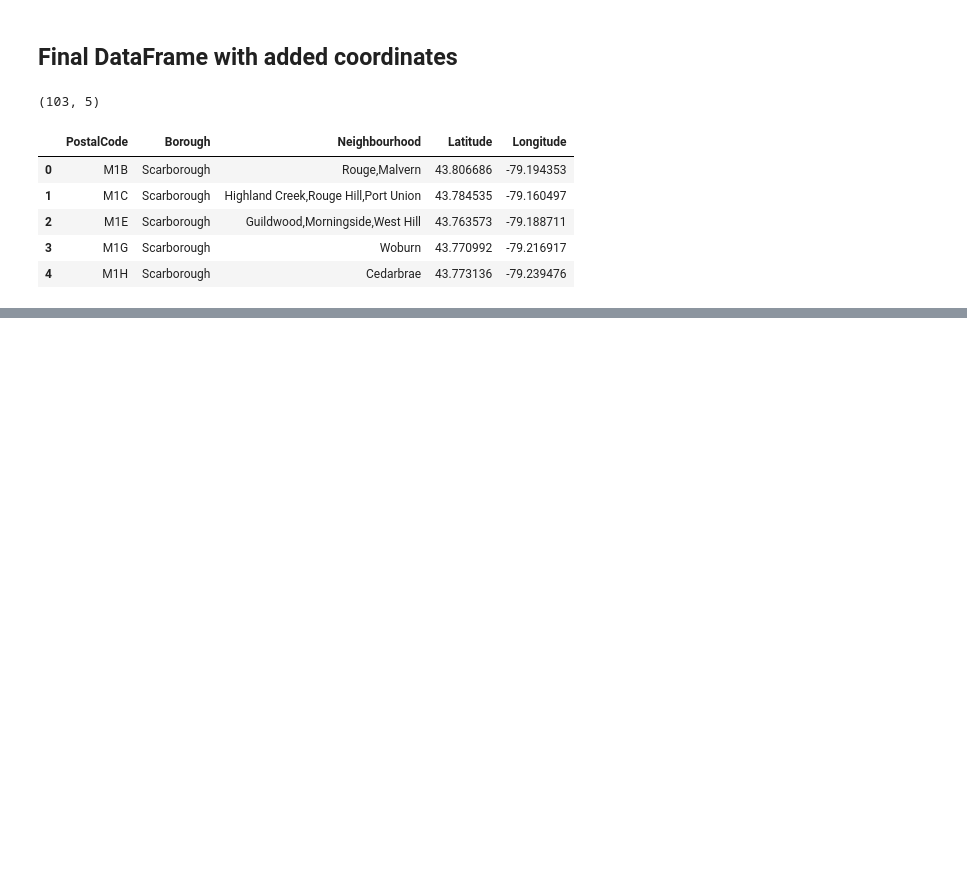
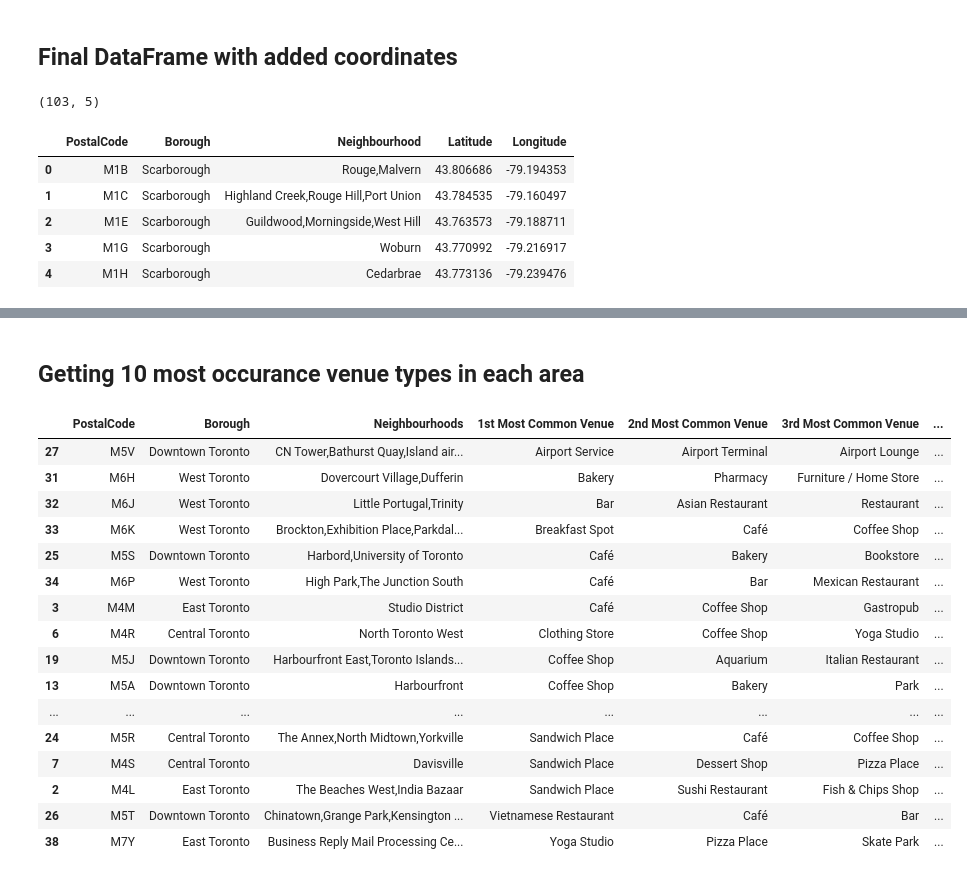
Before and after one commit to theoblank/Data-Science-Capstone, a Jupyter notebook: IBM Data Science Capstone Project.ipynb, the cells around one changed output, grey strips where cells are left out. Saved outputs shown, nothing was run; the diff lists cells and outputs as text; code cells hidden in the pictures; blank space fills up the shorter version.

```diff
--- a/IBM Data Science Capstone Project.ipynb
+++ b/IBM Data Science Capstone Project.ipynb
@@ -123,0 +308,15 @@ df_toronto_coords.head()
+# %%
+# one hot encoding
+toronto_central_onehot = pd.get_dummies(venues_df[['VenueCategory']], prefix="", prefix_sep="")
+
+# add postal, borough and neighborhood column back to dataframe
+toronto_central_onehot['PostalCode'] = venues_df['PostalCode']
+toronto_central_onehot['Borough'] = venues_df['Borough']
+toronto_central_onehot['Neighbourhoods'] = venues_df['Neighbourhood']
+
+# move postal, borough and neighborhood column to the first column
+fixed_columns = list(toronto_central_onehot.columns[-3:]) + list(toronto_central_onehot.columns[:-3])
+toronto_central_onehot = toronto_central_onehot[fixed_columns]
+
+print(toronto_central_onehot.shape)
+toronto_central_onehot.head()
@@ -123,0 +347,47 @@ df_toronto_coords.head()
+# %% [markdown]
+## Getting 10 most occurance venue types in each area
+# %%
+num_top_venues = 10
+
+indicators = ['st', 'nd', 'rd']
+
+# create columns according to number of top venues
+areaColumns = ['PostalCode', 'Borough', 'Neighbourhoods']
+freqColumns = []
+for ind in np.arange(num_top_venues):
+    try:
+        freqColumns.append('{}{} Most Common Venue'.format(ind+1, indicators[ind]))
+    except:
+        freqColumns.append('{}th Most Common Venue'.format(ind+1))
+columns = areaColumns+freqColumns
+# create a new dataframe
+neighborhoods_venues_sorted = pd.DataFrame(columns=columns)
+neighborhoods_venues_sorted['PostalCode'] = toronto_central_venues_freq['PostalCode']
+neighborhoods_venues_sorted['Borough'] = toronto_central_venues_freq['Borough']
+neighborhoods_venues_sorted['Neighbourhoods'] = toronto_central_venues_freq['Neighbourhoods']
+
+for ind in np.arange(toronto_central_venues_freq.shape[0]):
+    row_categories = toronto_central_venues_freq.iloc[ind, :].iloc[3:]
+    row_categories_sorted = row_categories.sort_values(ascending=False)
+    neighborhoods_venues_sorted.iloc[ind, 3:] = row_categories_sorted.index.values[0:num_top_venues]
+
+neighborhoods_venues_sorted.sort_values(freqColumns, inplace=True)
+neighborhoods_venues_sorted
+# %% [output]
+|  | PostalCode | Borough | Neighbourhoods | 1st Most Common Venue | 2nd Most Common Venue | 3rd Most Common Venue | ... |
+| 27 | M5V | Downtown Toronto | CN Tower,Bathurst Quay,Island air... | Airport Service | Airport Terminal | Airport Lounge | ... |
+| 31 | M6H | West Toronto | Dovercourt Village,Dufferin | Bakery | Pharmacy | Furniture / Home Store | ... |
+| 32 | M6J | West Toronto | Little Portugal,Trinity | Bar | Asian Restaurant | Restaurant | ... |
+| 33 | M6K | West Toronto | Brockton,Exhibition Place,Parkdal... | Breakfast Spot | Café | Coffee Shop | ... |
+| 25 | M5S | Downtown Toronto | Harbord,University of Toronto | Café | Bakery | Bookstore | ... |
+| 34 | M6P | West Toronto | High Park,The Junction South | Café | Bar | Mexican Restaurant | ... |
+| 3 | M4M | East Toronto | Studio District | Café | Coffee Shop | Gastropub | ... |
+| 6 | M4R | Central Toronto | North Toronto West | Clothing Store | Coffee Shop | Yoga Studio | ... |
+| 19 | M5J | Downtown Toronto | Harbourfront East,Toronto Islands... | Coffee Shop | Aquarium | Italian Restaurant | ... |
+| 13 | M5A | Downtown Toronto | Harbourfront | Coffee Shop | Bakery | Park | ... |
+| ... | ... | ... | ... | ... | ... | ... | ... |
+| 24 | M5R | Central Toronto | The Annex,North Midtown,Yorkville | Sandwich Place | Café | Coffee Shop | ... |
+| 7 | M4S | Central Toronto | Davisville | Sandwich Place | Dessert Shop | Pizza Place | ... |
+| 2 | M4L | East Toronto | The Beaches West,India Bazaar | Sandwich Place | Sushi Restaurant | Fish & Chips Shop | ... |
+| 26 | M5T | Downtown Toronto | Chinatown,Grange Park,Kensington ... | Vietnamese Restaurant | Café | Bar | ... |
+| 38 | M7Y | East Toronto | Business Reply Mail Processing Ce... | Yoga Studio | Pizza Place | Skate Park | ... |
```
Also changed, not shown: parts of 24 cells of this notebook.
